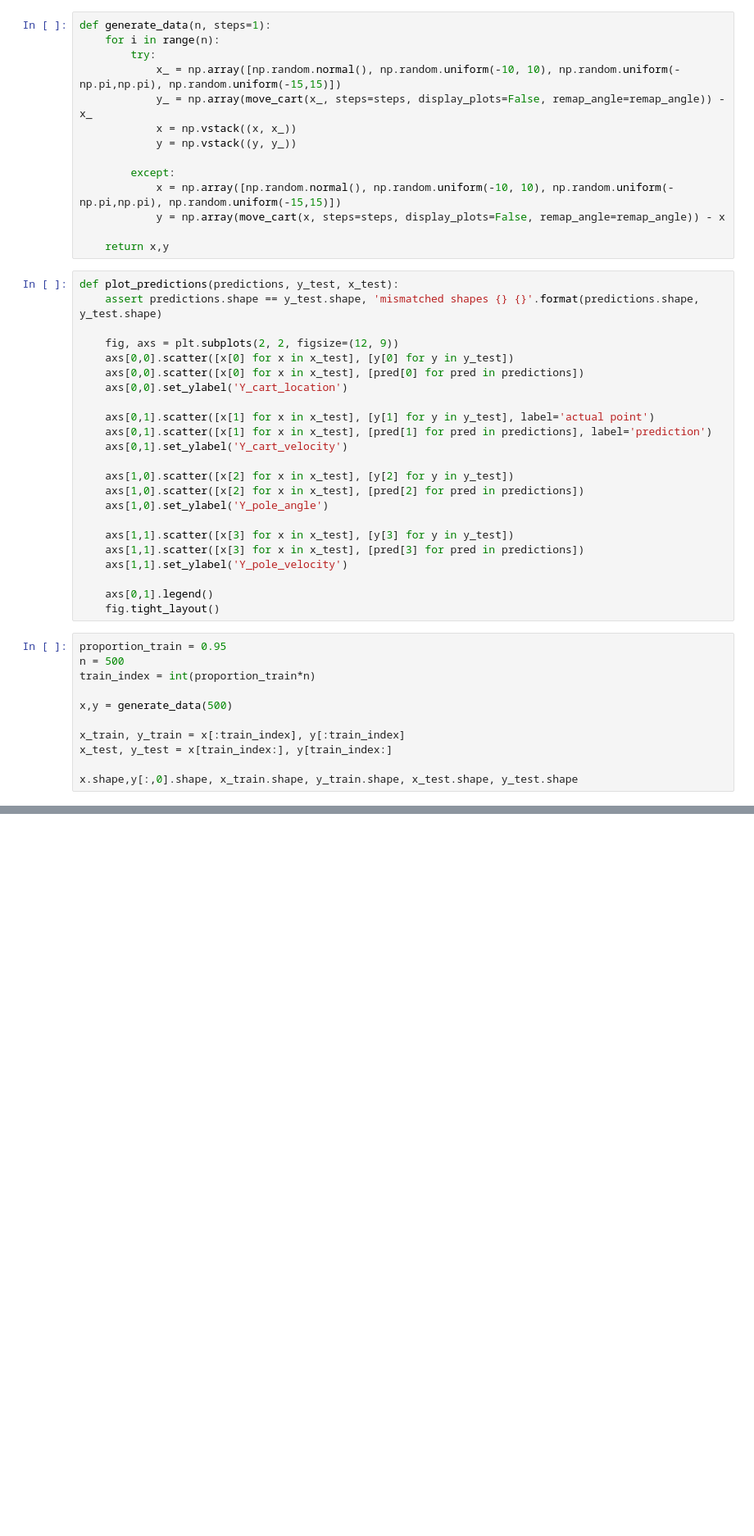
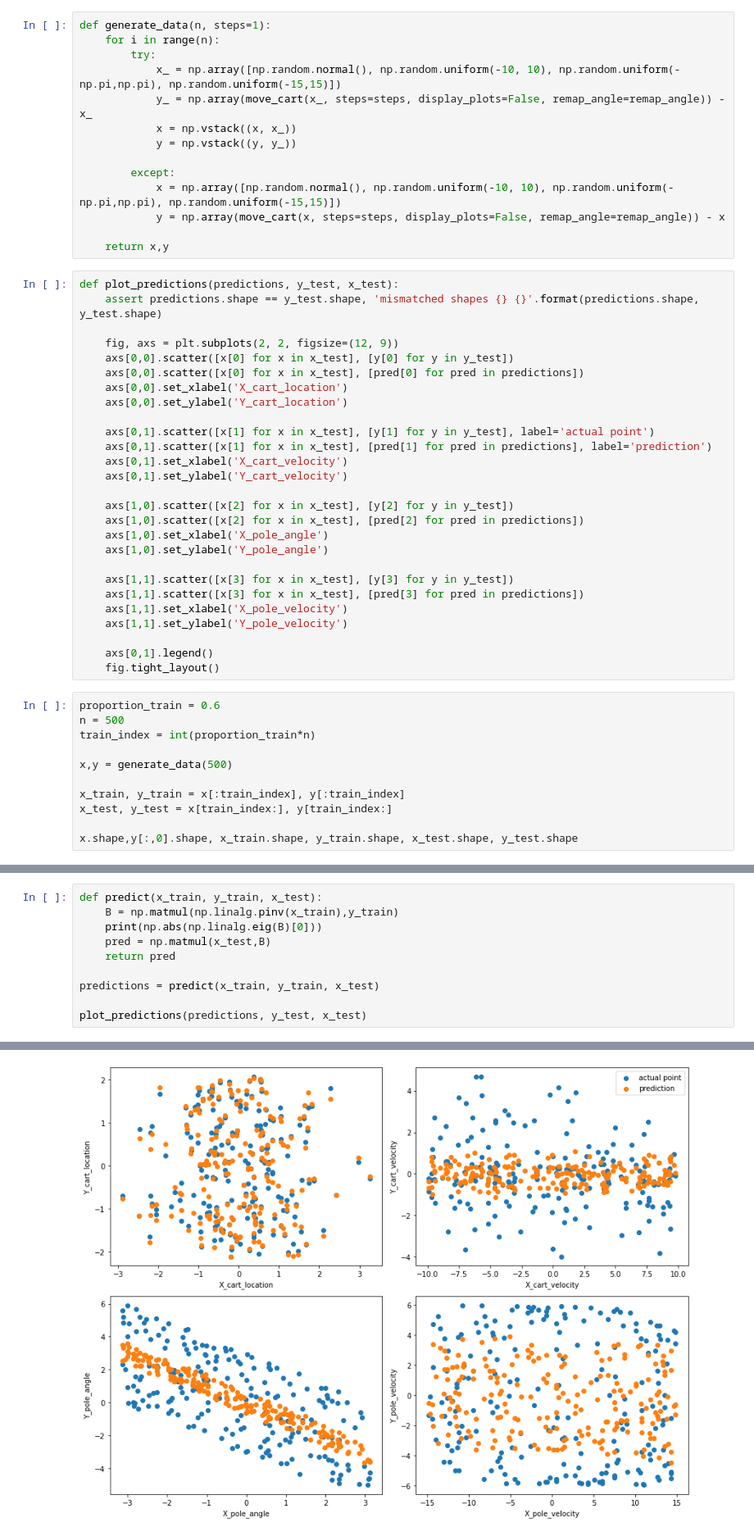
Before and after one commit to jordanesmith/SF3-Machine-Learning-Project, a Jupyter notebook: MyCode.ipynb, the cells around one changed output, grey strips where cells are left out. Shown at 82% size. Drawn from its saved outputs; the diff is of its cells as text; blank space fills up the shorter version.

```diff
--- a/MyCode.ipynb
+++ b/MyCode.ipynb
@@ -340,24 +314,28 @@ def plot_predictions(predictions, y_test, x_test):
     fig, axs = plt.subplots(2, 2, figsize=(12, 9))
     axs[0,0].scatter([x[0] for x in x_test], [y[0] for y in y_test])
     axs[0,0].scatter([x[0] for x in x_test], [pred[0] for pred in predictions])
+    axs[0,0].set_xlabel('X_cart_location')
     axs[0,0].set_ylabel('Y_cart_location')
 
     axs[0,1].scatter([x[1] for x in x_test], [y[1] for y in y_test], label='actual point')
     axs[0,1].scatter([x[1] for x in x_test], [pred[1] for pred in predictions], label='prediction')
+    axs[0,1].set_xlabel('X_cart_velocity')
     axs[0,1].set_ylabel('Y_cart_velocity')
 
     axs[1,0].scatter([x[2] for x in x_test], [y[2] for y in y_test])
     axs[1,0].scatter([x[2] for x in x_test], [pred[2] for pred in predictions])
+    axs[1,0].set_xlabel('X_pole_angle')
     axs[1,0].set_ylabel('Y_pole_angle')
 
     axs[1,1].scatter([x[3] for x in x_test], [y[3] for y in y_test])
     axs[1,1].scatter([x[3] for x in x_test], [pred[3] for pred in predictions])
+    axs[1,1].set_xlabel('X_pole_velocity')
     axs[1,1].set_ylabel('Y_pole_velocity')
 
     axs[0,1].legend()
     fig.tight_layout()
 # %%
-proportion_train = 0.95
+proportion_train = 0.6
 n = 500
 train_index = int(proportion_train*n)
 
@@ -371,0 +350,11 @@ x.shape,y[:,0].shape, x_train.shape, y_train.shape, x_test.shape, y_test.shape
+# %%
+def predict(x_train, y_train, x_test):
+    B = np.matmul(np.linalg.pinv(x_train),y_train)
+    print(np.abs(np.linalg.eig(B)[0]))
+    pred = np.matmul(x_test,B)
+    return pred
+
+predictions = predict(x_train, y_train, x_test)
+
+plot_predictions(predictions, y_test, x_test)
+# %% [output]
@@ -372,3 +362,4 @@ x.shape,y[:,0].shape, x_train.shape, y_train.shape, x_test.shape, y_test.shape
+[figure, added]
 # %%
 reg = linear_model.LinearRegression()
 reg.fit(x_train, y_train)
```
Also changed, not shown: parts of 41 cells of this notebook.
